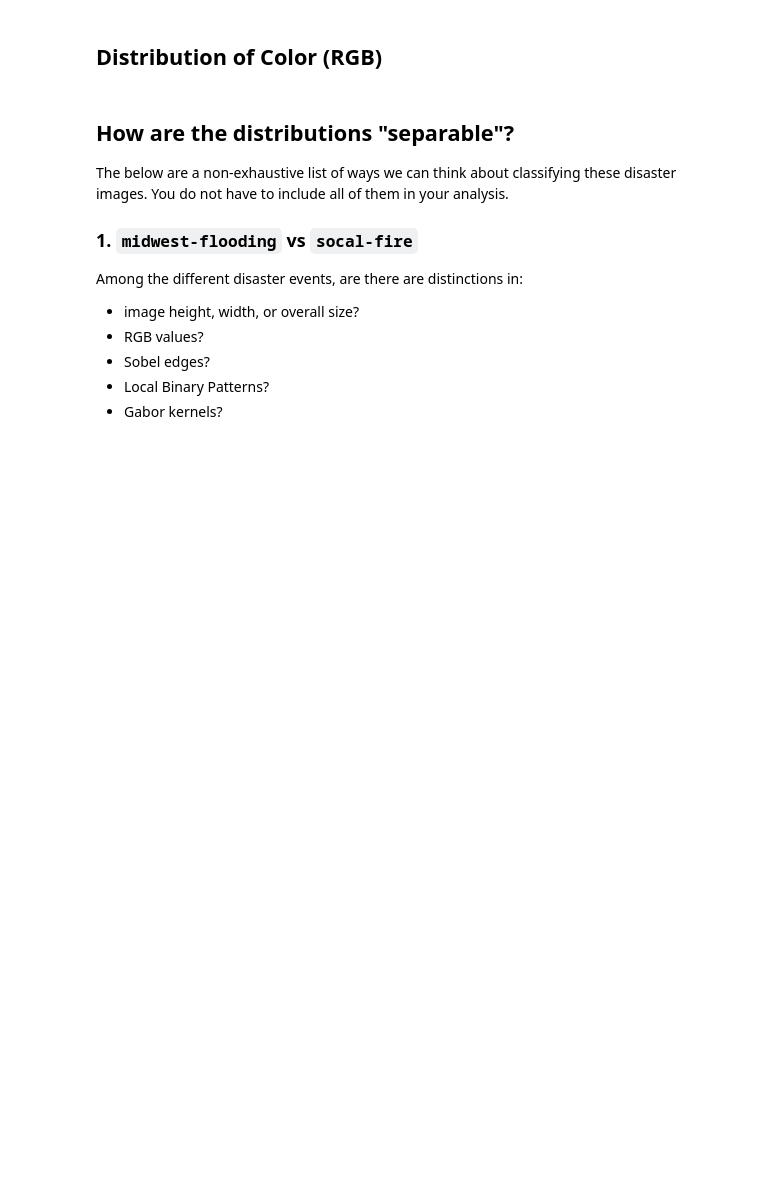
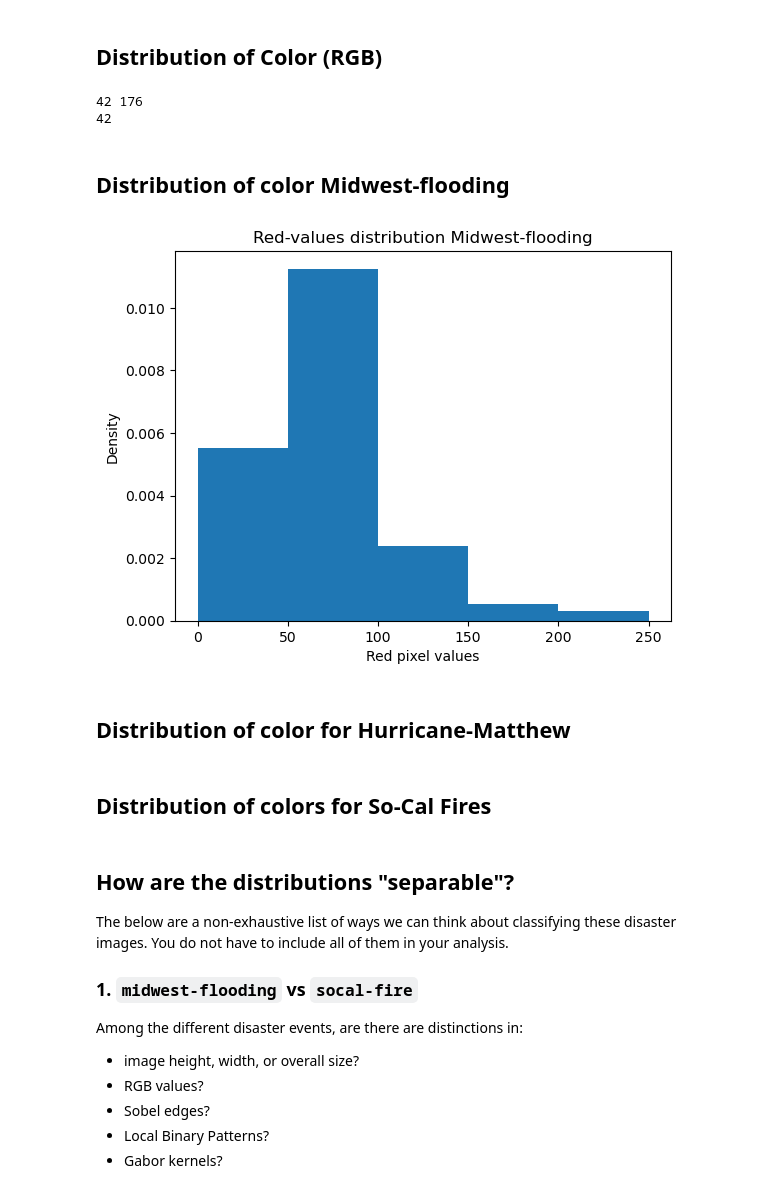
Before and after one commit to JXDolan/data200-Grad-project, a Jupyter notebook: cv_eda_starter.ipynb, the cells around one changed output. Drawn from its saved outputs; the diff is of its cells as text; code cells hidden in the pictures; blank space fills up the shorter version.

Commit message:
added color distribution

```diff
--- a/cv_eda_starter.ipynb
+++ b/cv_eda_starter.ipynb
@@ -389,3 +388,69 @@ The agency is looking for insights into useful image features for classifying im
 Previous interns have found color information to be potentially useful.
 # %% [markdown]
 ## Distribution of Color (RGB)
+# %%
+first_img = data["midwest-flooding"]["images"][0]
+height, width, color = first_img.shape
+
+#height = rows
+
+#width = columns
+
+print(height, width)
+j = len(data["midwest-flooding"]["images"][0])
+print(j)
+# %% [output]
+42 176
+42
+# %% [markdown]
+## Distribution of color Midwest-flooding
+# %%
+image = data["midwest-flooding"]["images"][0]
+
+
+red = data["midwest-flooding"]["images"][0][0][0][:]
+
+#print(red)
+midwest_reds = []
+midwest_greens = []
+midwest_blues = []
+
+
+        #i   , j   , n ,
+#images[image][row][pixel][RBG]
+for i in range(7004): # index into each image
+    image = data["midwest-flooding"]["images"][i]
+    for j in range(image.shape[0]): # index into each row, j is row
+        for n in range(image.shape[1]): # each pixel, n is column
+            midwest_reds.append(data["midwest-flooding"]["images"][i][j][n][0])
+            midwest_greens.append(data["midwest-flooding"]["images"][i][j][n][1])
+            midwest_blues.append(data["midwest-flooding"]["images"][i][j][n][2])
+
+
+midwest_bins = np.arange(0, 255, 50)
+
+plt.figure()
+plt.hist(midwest_reds, bins = midwest_bins, density = True)
+plt.xlabel("Red pixel values")
+plt.ylabel("Density")
+plt.title("Red-values distribution Midwest-flooding")
+plt.show()
+
+
+plt.figure()
+plt.hist(midwest_greens, bins = midwest_bins, density = True)
+plt.xlabel("Green pixel values")
+plt.ylabel("Density")
+plt.title("Green-values distribution Midwest-flooding")
+plt.show()
+
+plt.figure()
+plt.hist(midwest_blues, bins = midwest_bins, density = True)
+plt.xlabel("Blue pixel values")
+plt.ylabel("Density")
+plt.title("Blue-values distribution Midwest-flooding")
+plt.show()
+# %% [output]
+[figure, added]
+# %% [markdown]
+## Distribution of color for Hurricane-Matthew
@@ -391,0 +496,2 @@ Previous interns have found color information to be potentially useful.
+# %% [markdown]
+## Distribution of colors for So-Cal Fires
```
Also changed, not shown: parts of 5 cells of this notebook.
